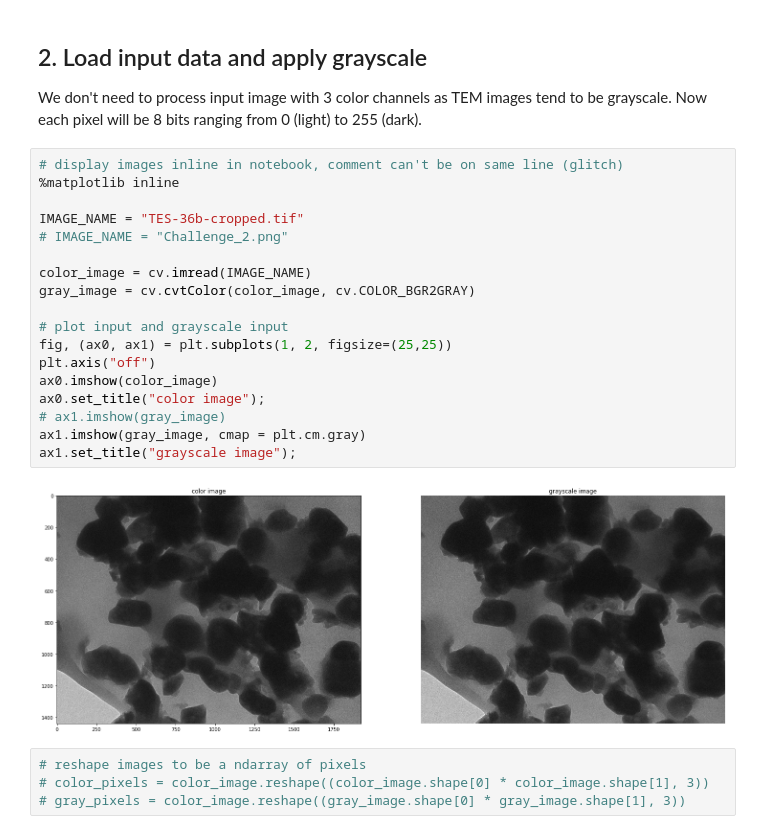
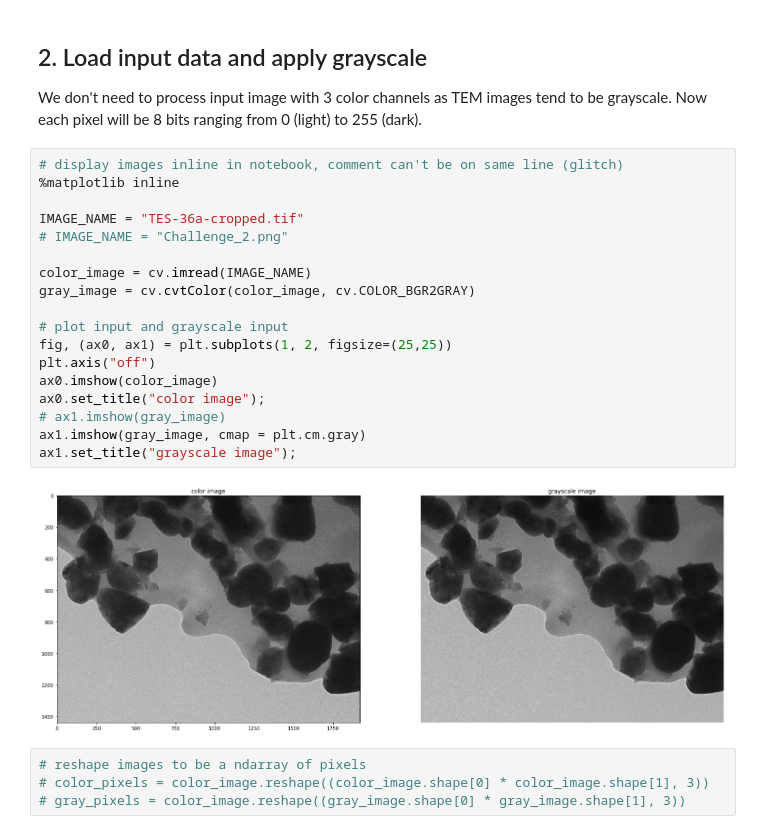
Before and after one commit to akshaytrikha/BTO-TEM-Processing, a Jupyter notebook: tem.ipynb, the cells around one changed output. Saved outputs shown, nothing was run; the diff lists cells and outputs as text.

```diff
--- a/tem.ipynb
+++ b/tem.ipynb
@@ -49,23 +49,23 @@ We don't need to process input image with 3 color channels as TEM images tend to
 # %%
 # display images inline in notebook, comment can't be on same line (glitch)
 %matplotlib inline
 
-IMAGE_NAME = "TES-36b-cropped.tif"
+IMAGE_NAME = "TES-36a-cropped.tif"
 # IMAGE_NAME = "Challenge_2.png"
 
 color_image = cv.imread(IMAGE_NAME)
 gray_image = cv.cvtColor(color_image, cv.COLOR_BGR2GRAY)
 
 # plot input and grayscale input
 fig, (ax0, ax1) = plt.subplots(1, 2, figsize=(25,25))
 plt.axis("off")
 ax0.imshow(color_image)
 ax0.set_title("color image");
 # ax1.imshow(gray_image)
 ax1.imshow(gray_image, cmap = plt.cm.gray)
 ax1.set_title("grayscale image");
 # %% [output]
-[figure, old version]
+[figure, new version]
 # %%
 # reshape images to be a ndarray of pixels
 # color_pixels = color_image.reshape((color_image.shape[0] * color_image.shape[1], 3))
```
Also changed, not shown: parts of 20 cells of this notebook, 3 other files.
